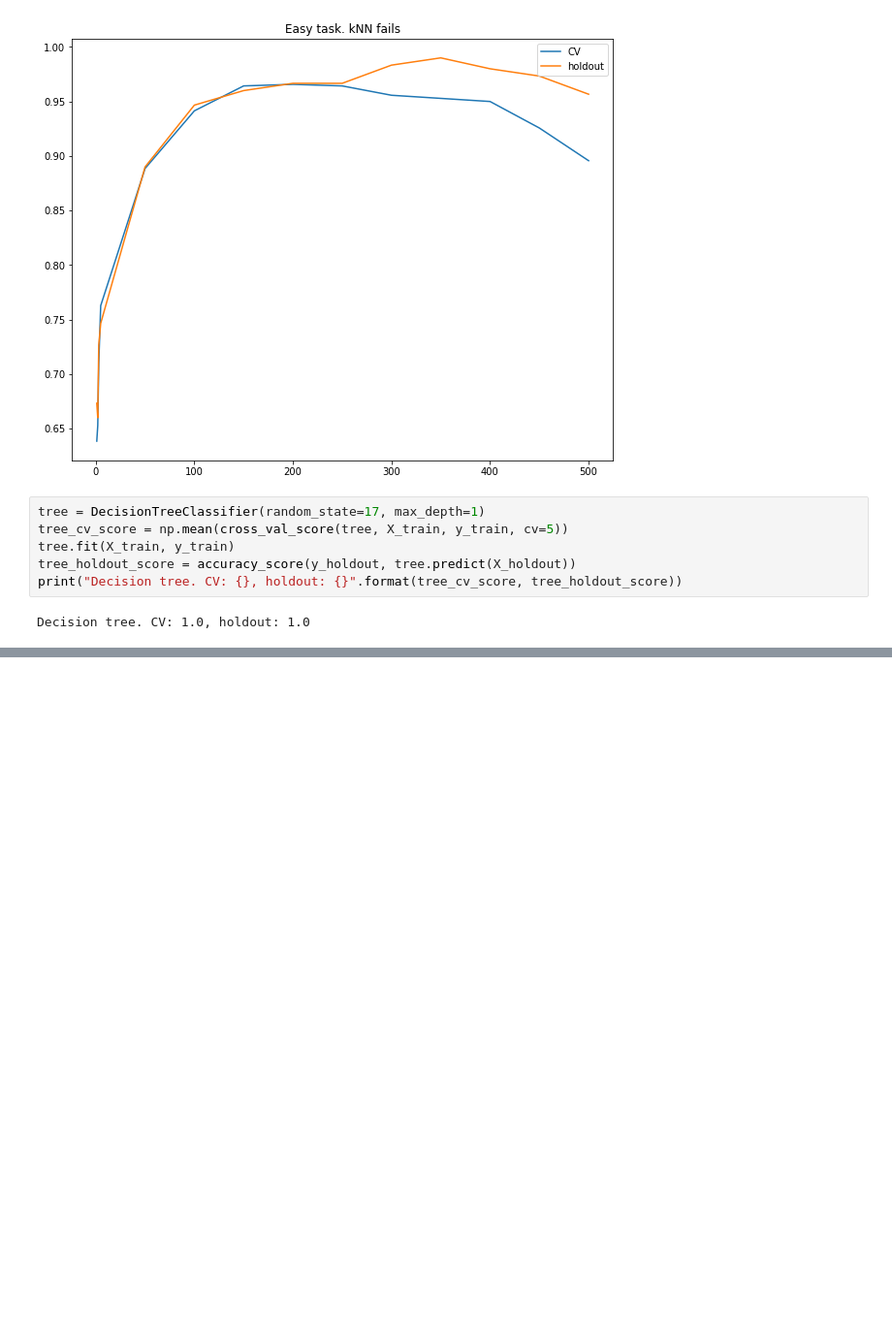
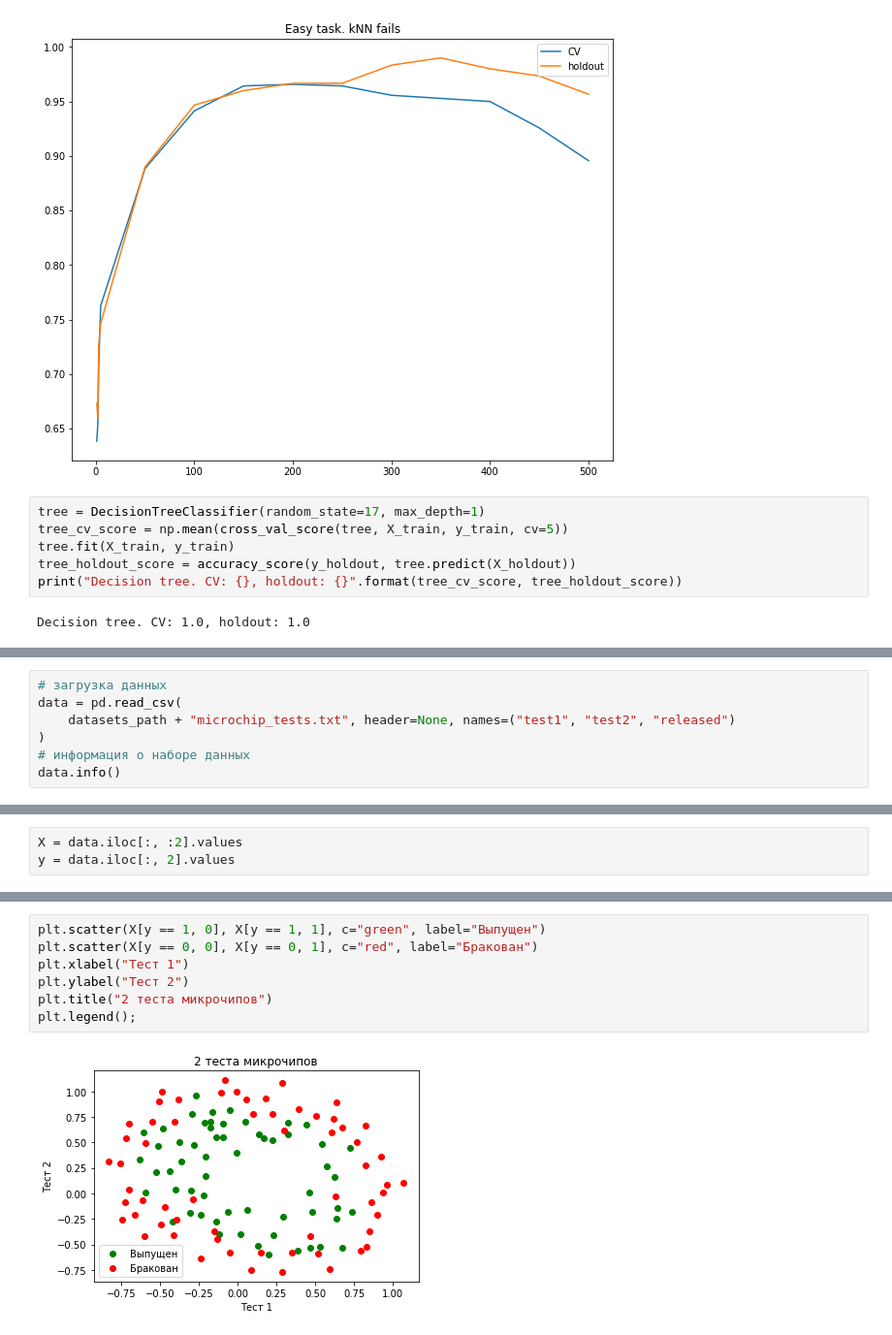
Before and after one commit to alfir-v10/RushODS_old, a Jupyter notebook: RUSH_ODS.ipynb, the cells around one changed output, grey strips where cells are left out. Shown at 97% size. Drawn from its saved outputs; the diff is of its cells as text; blank space fills up the shorter version.

```diff
--- a/RUSH_ODS.ipynb
+++ b/RUSH_ODS.ipynb
@@ -1802,0 +1825,7 @@ Decision tree. CV: 1.0, holdout: 1.0
+# %%
+# загрузка данных
+data = pd.read_csv(
+    datasets_path + "microchip_tests.txt", header=None, names=("test1", "test2", "released")
+)
+# информация о наборе данных
+data.info()
@@ -1802,0 +1861,3 @@ Decision tree. CV: 1.0, holdout: 1.0
+# %%
+X = data.iloc[:, :2].values
+y = data.iloc[:, 2].values
@@ -1802,0 +1879,9 @@ Decision tree. CV: 1.0, holdout: 1.0
+# %%
+plt.scatter(X[y == 1, 0], X[y == 1, 1], c="green", label="Выпущен")
+plt.scatter(X[y == 0, 0], X[y == 0, 1], c="red", label="Бракован")
+plt.xlabel("Тест 1")
+plt.ylabel("Тест 2")
+plt.title("2 теста микрочипов")
+plt.legend();
+# %% [output]
+[figure, added]
```
Also changed, not shown: parts of 63 cells of this notebook.
